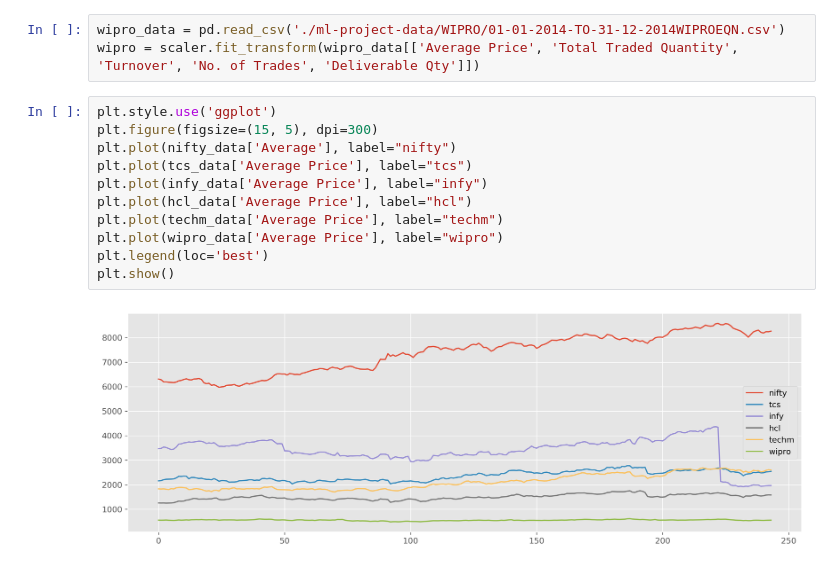
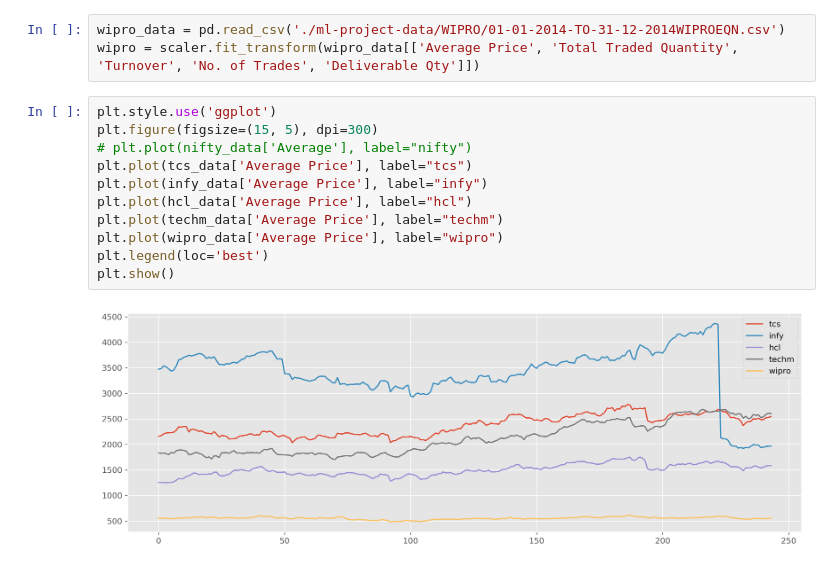
Before and after one commit to ReetBarik/Machine-Learning-Project, a Jupyter notebook: code_test.ipynb, the cells around one changed output. Saved outputs shown, nothing was run; the diff lists cells and outputs as text.

```diff
--- a/code_test.ipynb
+++ b/code_test.ipynb
@@ -24,13 +24,13 @@ wipro = scaler.fit_transform(wipro_data[['Average Price', 'Total Traded Quantity
 # %%
 plt.style.use('ggplot')
 plt.figure(figsize=(15, 5), dpi=300)
-plt.plot(nifty_data['Average'], label="nifty")
+# plt.plot(nifty_data['Average'], label="nifty")
 plt.plot(tcs_data['Average Price'], label="tcs")
 plt.plot(infy_data['Average Price'], label="infy")
 plt.plot(hcl_data['Average Price'], label="hcl")
 plt.plot(techm_data['Average Price'], label="techm")
 plt.plot(wipro_data['Average Price'], label="wipro")
 plt.legend(loc='best')
 plt.show()
 # %% [output]
-[figure, old version]
+[figure, new version]
```
Also changed, not shown: parts of 2 cells of this notebook, 1 other file.
